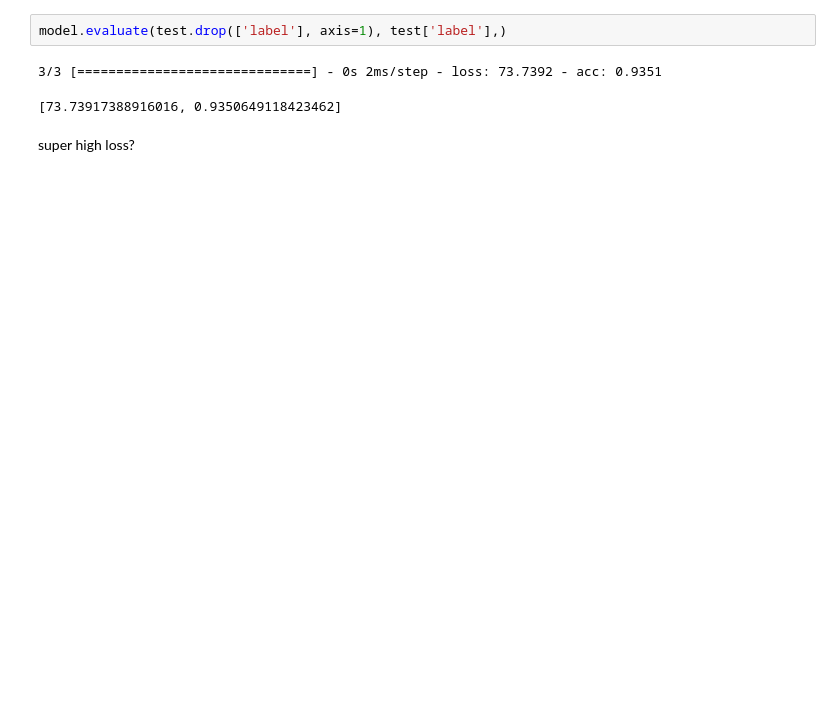
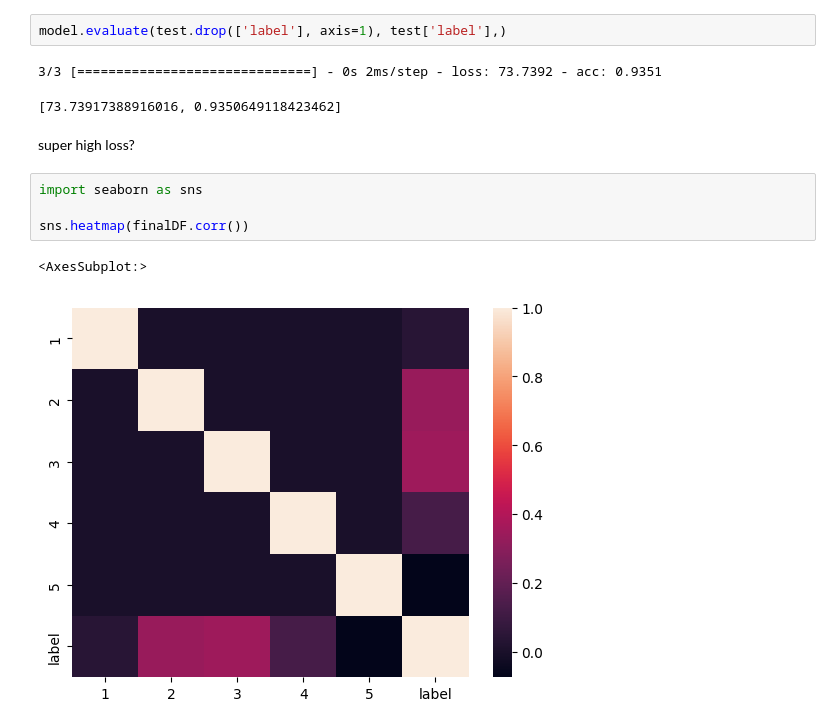
Before and after one commit to MrAlphalfa97/CECS_550, a Jupyter notebook: Models/NNClassifier.ipynb, the cells around one changed output. Cells and saved outputs as stored; diff of their text form; blank space fills up the shorter version.

```diff
--- a/Models/NNClassifier.ipynb
+++ b/Models/NNClassifier.ipynb
@@ -220,3 +276,10 @@ model.evaluate(test.drop(['label'], axis=1), test['label'],)
 [73.73917388916016, 0.9350649118423462]
 # %% [markdown]
 super high loss?
+# %%
+import seaborn as sns
+
+sns.heatmap(finalDF.corr())
+# %% [output]
+<AxesSubplot:>
+[figure, added]
```
Also changed, not shown: parts of 7 cells of this notebook.
